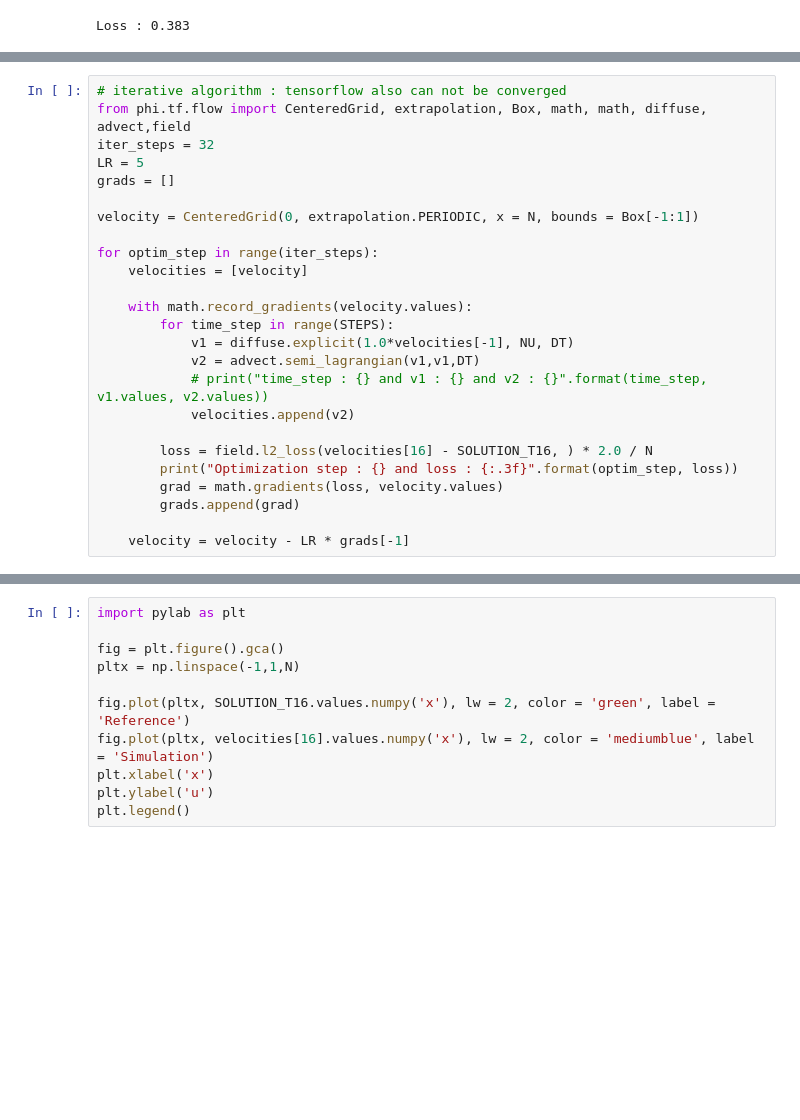
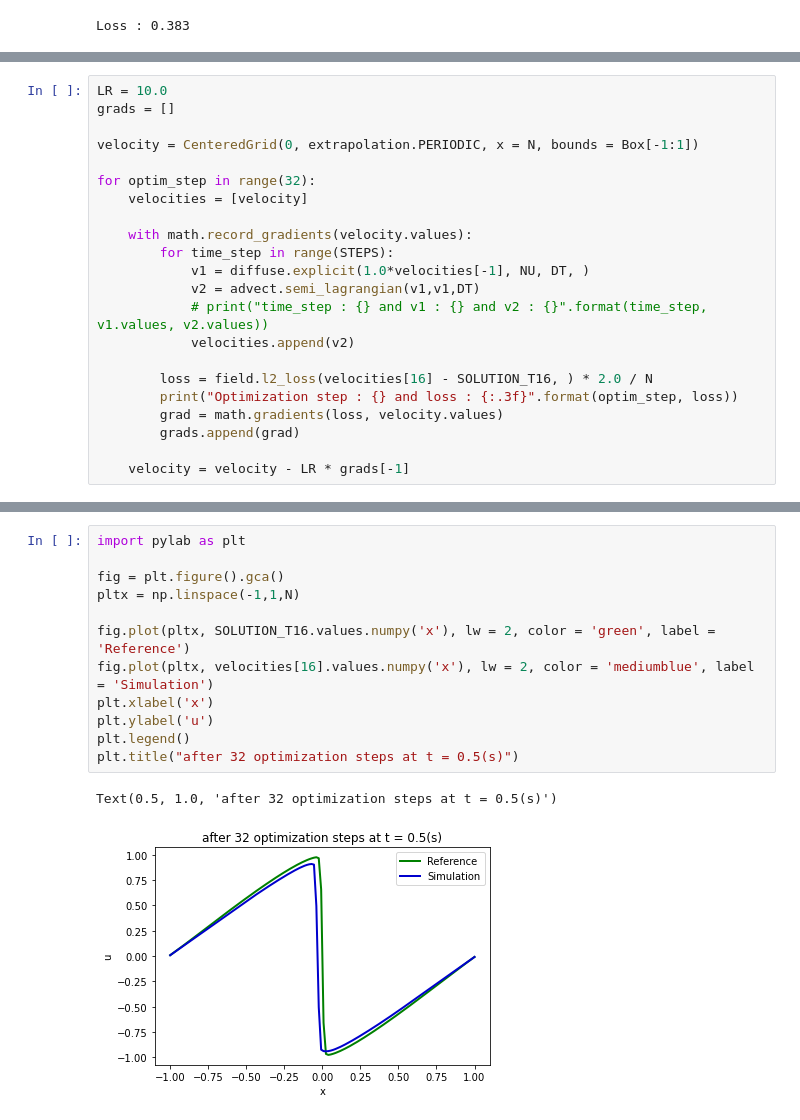
Before and after one commit to ZINZINBIN/Physics-informed-ml-study, a Jupyter notebook: lecture08/main.ipynb, the cells around one changed output, grey strips where cells are left out. Saved outputs shown, nothing was run; the diff lists cells and outputs as text; blank space fills up the shorter version.

```diff
--- a/lecture08/main.ipynb
+++ b/lecture08/main.ipynb
@@ -123,18 +99,15 @@ print(type(velocity.values.native()))
 # %%
-# iterative algorithm : tensorflow also can not be converged
-from phi.tf.flow import CenteredGrid, extrapolation, Box, math, math, diffuse, advect,field
-iter_steps = 32
-LR = 5
+LR = 10.0
 grads = []
 
 velocity = CenteredGrid(0, extrapolation.PERIODIC, x = N, bounds = Box[-1:1])
 
-for optim_step in range(iter_steps):
+for optim_step in range(32):
     velocities = [velocity]
 
     with math.record_gradients(velocity.values):
         for time_step in range(STEPS):
-            v1 = diffuse.explicit(1.0*velocities[-1], NU, DT)
+            v1 = diffuse.explicit(1.0*velocities[-1], NU, DT, )
             v2 = advect.semi_lagrangian(v1,v1,DT)
             # print("time_step : {} and v1 : {} and v2 : {}".format(time_step, v1.values, v2.values))
             velocities.append(v2)
@@ -148,11 +139,15 @@ for optim_step in range(iter_steps):
 # %%
 import pylab as plt
 
 fig = plt.figure().gca()
 pltx = np.linspace(-1,1,N)
 
 fig.plot(pltx, SOLUTION_T16.values.numpy('x'), lw = 2, color = 'green', label = 'Reference')
 fig.plot(pltx, velocities[16].values.numpy('x'), lw = 2, color = 'mediumblue', label = 'Simulation')
 plt.xlabel('x')
 plt.ylabel('u')
 plt.legend()
+plt.title("after 32 optimization steps at t = 0.5(s)")
+# %% [output]
+Text(0.5, 1.0, 'after 32 optimization steps at t = 0.5(s)')
+[figure, added]
```
Also changed, not shown: parts of 9 cells of this notebook.
